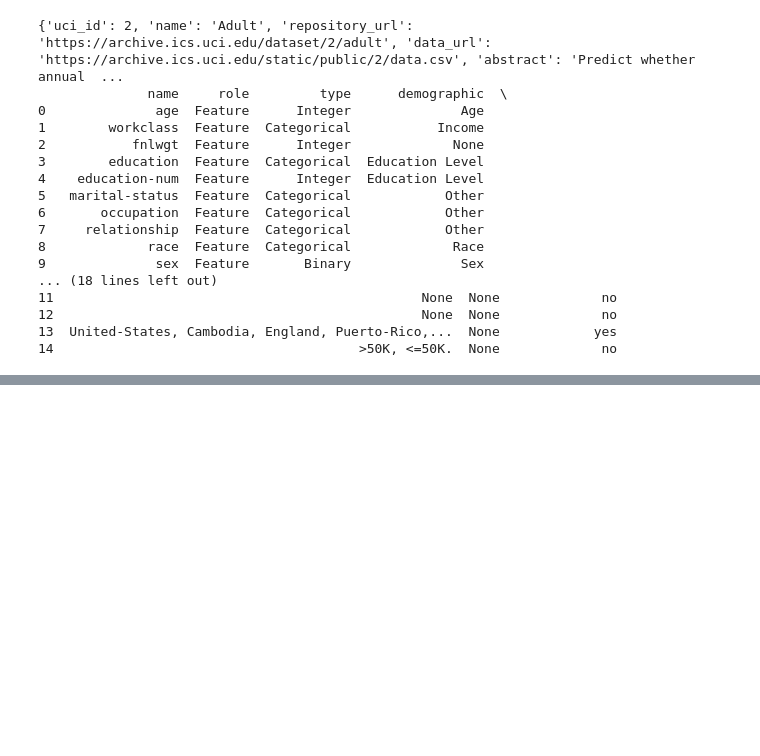
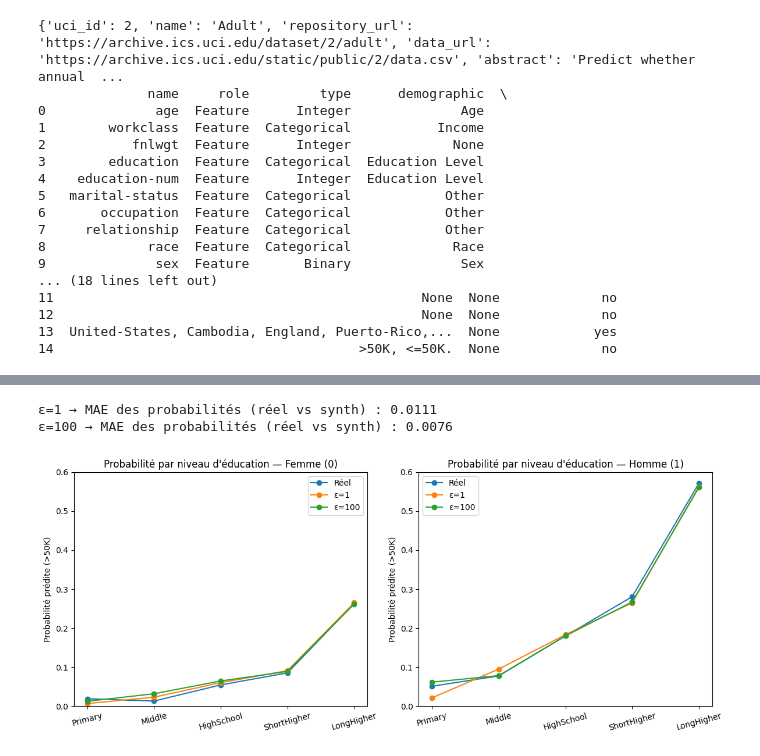
Before and after one commit to Yatoute/Privacy-Preserving-Data-Publishing, a Jupyter notebook: main.ipynb, the cells around one changed output, grey strips where cells are left out. Cells and saved outputs as stored; diff of their text form; code cells hidden in the pictures; blank space fills up the shorter version.

```diff
--- a/main.ipynb
+++ b/main.ipynb
@@ -39,0 +305,56 @@ print(adult.variables)
+# %%
+# Modèles synthétiques (ε=1, 100) + prédictions
+pred_tables = {}
+
+for eps in [1, 100]:
+    synth = MSTSynthesizer(epsilon=eps)
+    synth.fit(df_dif[['edu_5','sex_binary','high_income']])
+    ds = synth.sample(len(df_dif))
+
+    # Harmonisation
+    ds['edu_5'] = pd.Categorical(ds['edu_5'], categories=present_5, ordered=True)
+    ds['sex_binary']  = ds['sex_binary'].astype(int)
+    ds['high_income'] = ds['high_income'].astype(int)
+
+    m = smf.logit("high_income ~ C(edu_5) * sex_binary", data=ds).fit(disp=0)
+
+    grid = pd.DataFrame({
+        'edu_5': np.repeat(present_5, 2),
+        'sex_binary': [0,1] * len(present_5)
+    })
+    grid['edu_5'] = pd.Categorical(grid['edu_5'], categories=present_5, ordered=True)
+
+    pred_tables[eps] = m.predict(grid).values.reshape(len(present_5), 2)
+# %%
+# Prédictions réelles sur la même grille
+grid = pd.DataFrame({'edu_5': np.repeat(present_5, 2), 'sex_binary': [0,1]*len(present_5)})
+grid['edu_5'] = pd.Categorical(grid['edu_5'], categories=present_5, ordered=True)
+pred_real = model_real.predict(grid).values.reshape(len(present_5), 2)
+# %%
+# MAE des probabilités
+def mae_mat(A,B):
+    return float(np.nanmean(np.abs(np.asarray(A)-np.asarray(B))))
+
+for eps, P in pred_tables.items():
+    print(f"ε={eps} → MAE des probabilités (réel vs synth) : {mae_mat(pred_real, P):.4f}")
+# %% [output]
+ε=1 → MAE des probabilités (réel vs synth) : 0.0111
+ε=100 → MAE des probabilités (réel vs synth) : 0.0076
+# %%
+# 5) Graphiques profils par sexe
+plt.figure(figsize=(12,5))
+for j, sex_label in enumerate(['Femme (0)','Homme (1)']):
+    plt.subplot(1,2,j+1)
+    x = np.arange(len(present_5))
+    plt.plot(x, pred_real[:, j], marker='o', label='Réel')
+    plt.plot(x, pred_tables[1][:, j], marker='o', label='ε=1')
+    plt.plot(x, pred_tables[100][:, j], marker='o', label='ε=100')
+    plt.xticks(x, present_5, rotation=15)
+    plt.ylim(0, 0.6)
+    plt.ylabel("Probabilité prédite (>50K)")
+    plt.title(f"Probabilité par niveau d'éducation — {sex_label}")
+    plt.legend()
+
+plt.tight_layout(); plt.show()
+# %% [output]
+[figure, added]
```
Also changed, not shown: parts of 28 cells of this notebook, 2 other files.
